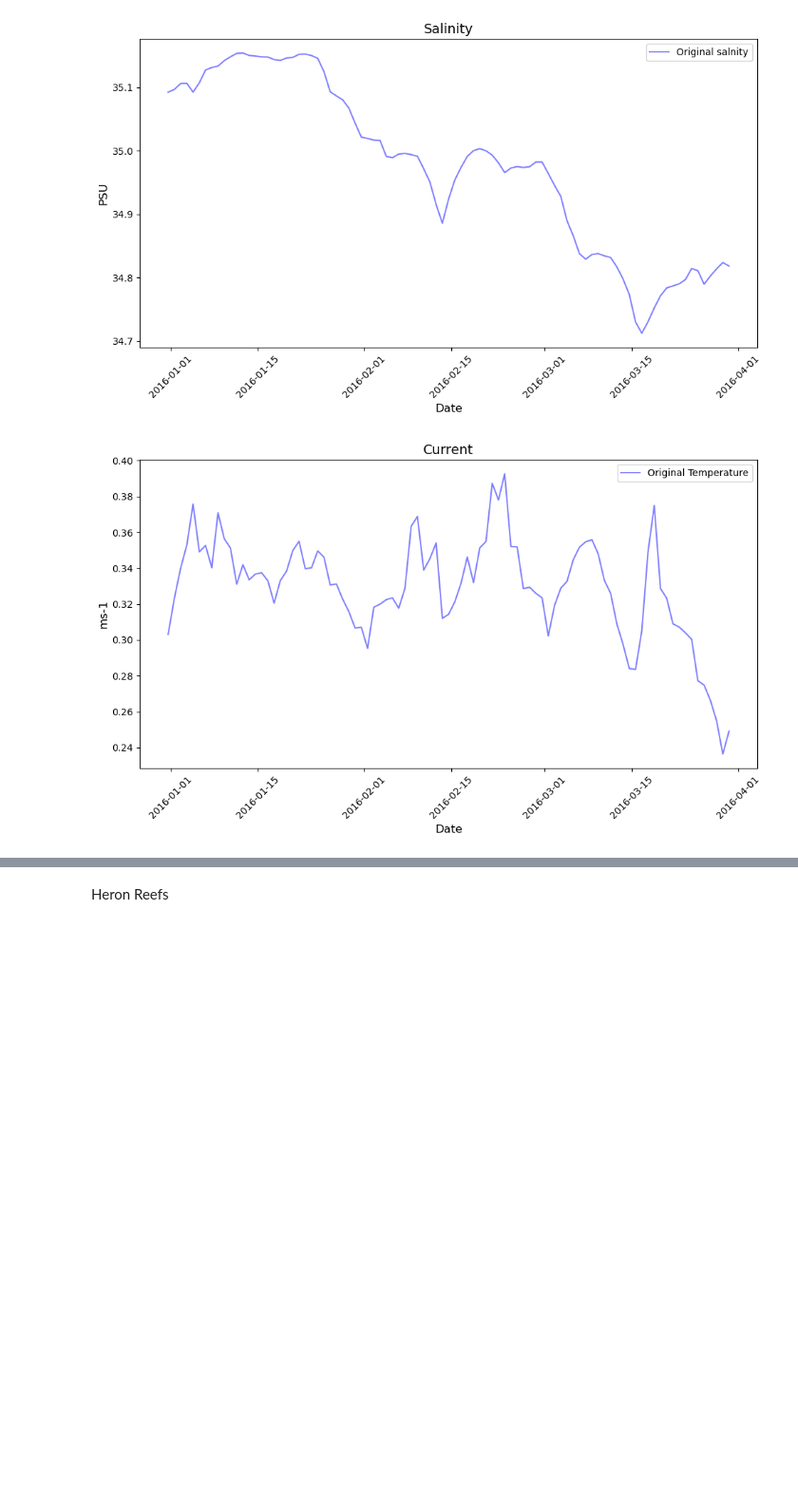
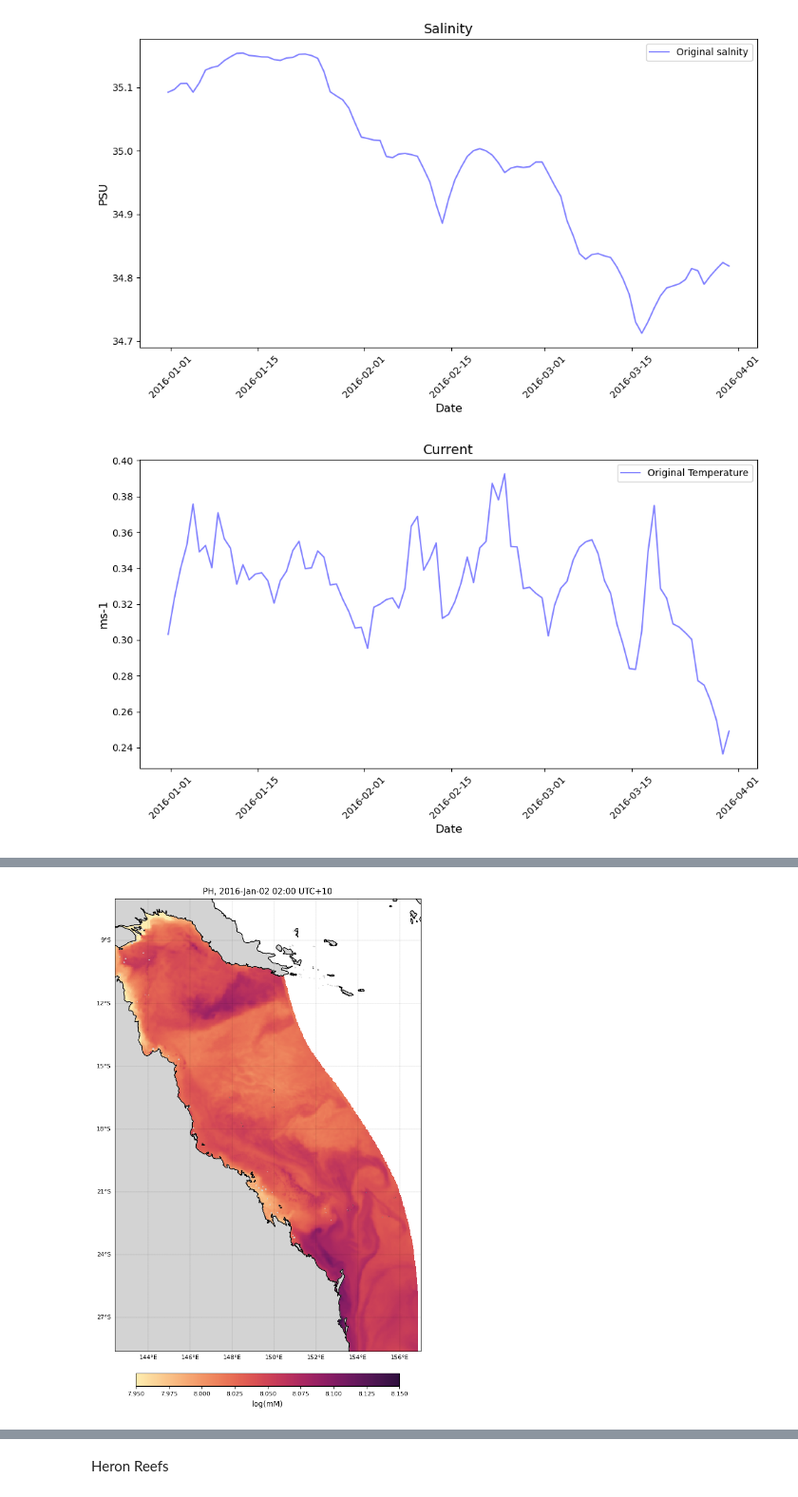
Before and after one commit to Lokyiulee/ENVI5809_Grp4, a Jupyter notebook: project.ipynb, the cells around one changed output, grey strips where cells are left out. Shown at 95% size. Cells and saved outputs as stored; diff of their text form; code cells hidden in the pictures; blank space fills up the shorter version.

```diff
--- a/project.ipynb
+++ b/project.ipynb
@@ -250,0 +355,18 @@ print(df3)
+# %%
+## PH Graphs
+selectedTimeIndex = 2    # we have 29 time records jan2
+print('PH range: ')
+print(np.nanmin(nc_data_bio['PH'][selectedTimeIndex, selectedDepthIndex, :,:]),
+      np.nanmax(nc_data_bio['PH'][selectedTimeIndex, selectedDepthIndex, :,:]))
+
+print('\nTemperature range: ')
+print(np.nanmin(nc_data_hydro['temp'][selectedTimeIndex, selectedDepthIndex, :,:]),
+      np.nanmax(nc_data_hydro['temp'][selectedTimeIndex, selectedDepthIndex, :,:]))
+
+print('\nSalinity range: ')
+print(np.nanmin(nc_data_hydro['salt'][selectedTimeIndex, selectedDepthIndex, :,:]),
+      np.nanmax(nc_data_hydro['salt'][selectedTimeIndex, selectedDepthIndex, :,:]))
+
+print('\nCurrent range: ')
+print(np.nanmin(nc_data_hydro['mean_cur'][selectedTimeIndex, selectedDepthIndex, :,:]),
+      np.nanmax(nc_data_hydro['mean_cur'][selectedTimeIndex, selectedDepthIndex, :,:]))
@@ -250,0 +385,70 @@ print(df3)
+# %%
+# PH map
+# Used color
+color = cmocean.cm.matter
+
+# Variable range for the colorscale
+templvl = [7.95,8.15]
+
+# Saved file name
+fname = 'GBRpH'
+
+# We now call the function
+eReefs_map(nc_data_bio, selectedTimeIndex-1, selectedDepthIndex,
+           'PH', templvl, color, size, fname,
+           vecsample, veclenght, vecscale, zoom,
+           show=True, vecPlot=False, save=False)
+
+
+
+# Temperature map
+# Used color
+color = cmocean.cm.thermal
+
+# Variable range for the colorscale
+templvl = [24,35]
+
+# Saved file name
+fname = 'GBRtemperature'
+
+# We now call the function
+eReefs_map(nc_data_hydro, selectedTimeIndex, selectedDepthIndex,
+           'temp', templvl, color, size, fname,
+           vecsample, veclenght, vecscale, zoom,
+           show=True, vecPlot=False, save=False)
+
+
+#Salinity map
+# Used color
+color = cmocean.cm.haline
+
+# Variable range for the colorscale
+templvl = [34,36]
+
+# Saved file name
+fname = 'GBRsalinity'
+
+# We now call the function
+eReefs_map(nc_data_hydro, selectedTimeIndex, selectedDepthIndex,
+           'salt', templvl, color, size, fname,
+           vecsample, veclenght, vecscale, zoom,
+           show=True, vecPlot=False, save=False)
+
+
+# Current Map
+# Used color
+color = cmocean.cm.haline
+
+# Variable range for the colorscale
+templvl = [0,1]
+
+# Saved file name
+fname = 'GBRcurrent'
+
+# We now call the function
+eReefs_map(nc_data_hydro, selectedTimeIndex, selectedDepthIndex,
+           'mean_cur', templvl, color, size, fname,
+           vecsample, veclenght, vecscale, zoom,
+           show=True, vecPlot=True, save=False)
+# %% [output]
+[figure, added]
```
Also changed, not shown: parts of 8 cells of this notebook, 1 other file.
